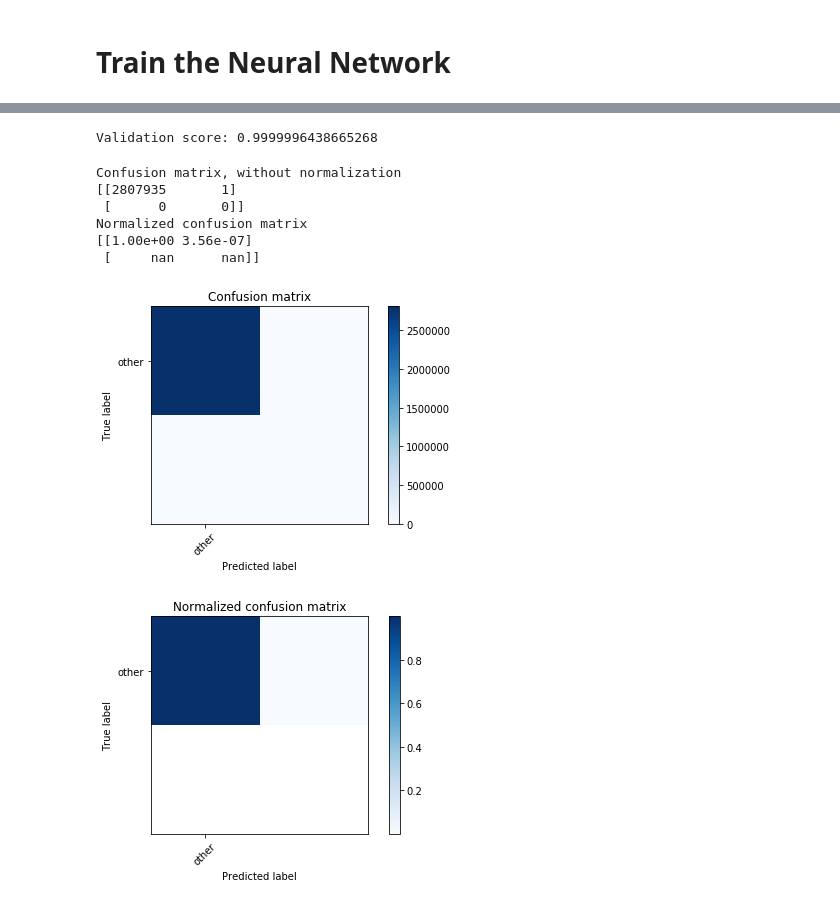
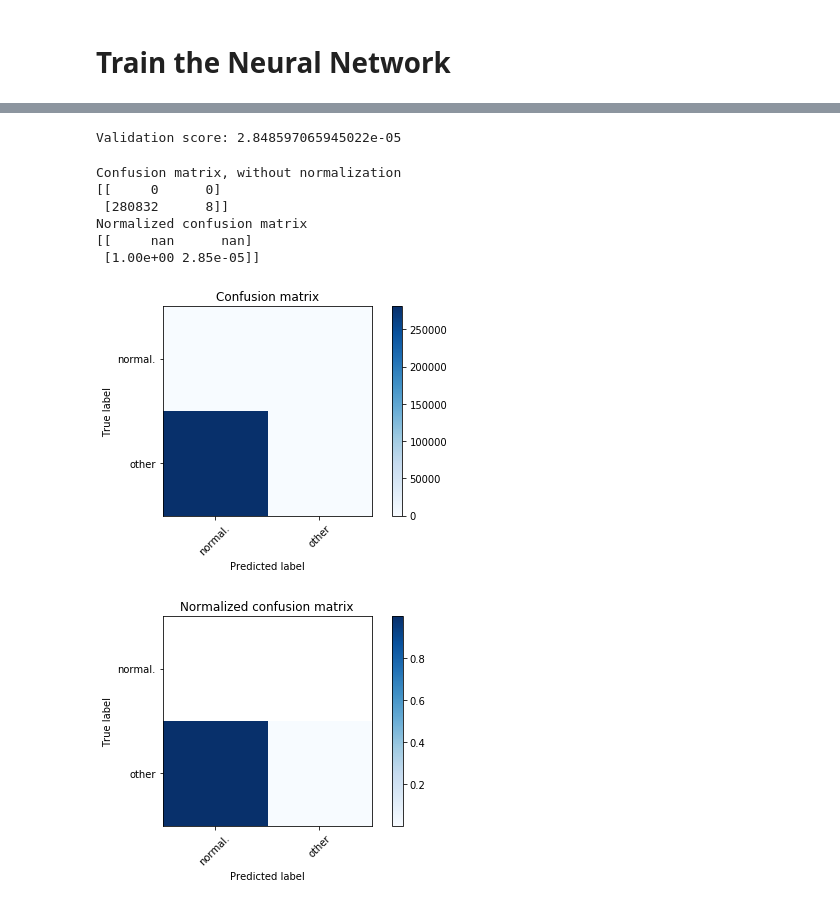
Before and after one commit to yakir2a/FITS, a Jupyter notebook: jupyter notes/normalization + training with unseen attack classification .ipynb, the cells around one changed output, grey strips where cells are left out. Saved outputs shown, nothing was run; the diff lists cells and outputs as text; code cells hidden in the pictures.

Commit message:
fixed code logic mistake
found out we got worng Validation score, as a result of the "prediction" array was in the worng shape(dimension)

as a resule the current module does not work as expected.

```diff
--- a/jupyter notes/normalization + training with unseen attack classification .ipynb
+++ b/jupyter notes/normalization + training with unseen attack classification .ipynb
@@ -146,7 +147,7 @@ import pandas as pd
 
 # This file is a CSV, just no CSV extension or headers
 # Download from: http://kdd.ics.uci.edu/databases/kddcup99/kddcup99.html
-df = pd.read_csv("D:/training set/kdd data set/kddcup.data.corrected", header=None)
+df = pd.read_csv("C:/Users/user/Documents/GitHub/N.T.T.D-with-M.L/Traning set/KDD-99/kddcup.data_10_percent_corrected", header=None)
 
 print("Read {} rows.".format(len(df)))
 # df = df.sample(frac=0.1, replace=False) # Uncomment this line to sample only 10% of the dataset
@@ -197,7 +198,7 @@ df.columns = [
     'dst_host_srv_rerror_rate',
     'outcome'
 ]
-
+df = df.drop(columns=['is_host_login' , 'is_guest_login' , 'logged_in'])
 # display 5 rows
 df[0:5]
 # %% [output]
@@ -227,7 +229,7 @@ encode_numeric_zscore(df, 'wrong_fragment')
 encode_numeric_zscore(df, 'urgent')
 encode_numeric_zscore(df, 'hot')
 encode_numeric_zscore(df, 'num_failed_logins')
-encode_text_dummy(df, 'logged_in')
+#encode_text_dummy(df, 'logged_in')
 encode_numeric_zscore(df, 'num_compromised')
 encode_numeric_zscore(df, 'root_shell')
 encode_numeric_zscore(df, 'su_attempted')
@@ -236,8 +238,8 @@ encode_numeric_zscore(df, 'num_file_creations')
 encode_numeric_zscore(df, 'num_shells')
 encode_numeric_zscore(df, 'num_access_files')
 encode_numeric_zscore(df, 'num_outbound_cmds')
-encode_text_dummy(df, 'is_host_login')
-encode_text_dummy(df, 'is_guest_login')
+#encode_text_dummy(df, 'is_host_login')
+#encode_text_dummy(df, 'is_guest_login')
 encode_numeric_zscore(df, 'count')
 encode_numeric_zscore(df, 'srv_count')
 encode_numeric_zscore(df, 'serror_rate')
@@ -257,19 +259,25 @@ encode_numeric_zscore(df, 'dst_host_serror_rate')
 encode_numeric_zscore(df, 'dst_host_srv_serror_rate')
 encode_numeric_zscore(df, 'dst_host_rerror_rate')
 encode_numeric_zscore(df, 'dst_host_srv_rerror_rate')
-
+#(df['outcome'] == 'smurf.') | (df['outcome'] == 'buffer_overflow.') | (df['outcome'] == 'warezmaster.')
 drop = df.drop(df[(df['outcome'] == 'smurf.') | (df['outcome'] == 'buffer_overflow.') | (df['outcome'] == 'warezmaster.')].index).copy()
 complete = df[(df['outcome'] == 'smurf.') | (df['outcome'] == 'buffer_overflow.') | (df['outcome'] == 'warezmaster.')].copy()
-
-outcomes = encode_text_index(drop, 'outcome',"normal.")
-print("---------------")
-print(outcomes)
-# display 5 rows
-drop.dropna(inplace=True,axis=1)
+print(len(drop),len(complete),len(df))
 outcomes = encode_text_index(complete, 'outcome',"normal.")
 print("---------------")
 print(outcomes)
 # display 5 rows
 complete.dropna(inplace=True,axis=1)
+outcomes2 = encode_text_index(drop, 'outcome',"normal.")
+print("---------------")
+print(outcomes2)
+# display 5 rows
+drop.dropna(inplace=True,axis=1)
+
+outcomes3 = encode_text_index(df, 'outcome',"normal.")
+print("---------------")
+print(outcomes3)
+# display 5 rows
+df.dropna(inplace=True,axis=1)
 # This is the numeric feature vector, as it goes to the neural net
 # %% [output]
@@ -294,14 +305,17 @@ from keras.callbacks import ModelCheckpoint
 # Break into X (predictors) & y (prediction)
 x, y = to_xy(drop,'outcome')
 x2, y2 = to_xy(complete,'outcome')
+x3, y3 = to_xy(df,'outcome')
+
+y2 = np.c_[np.zeros((len(y2),1)),y2]
 
 # Create a test/train split.  25% test
 # Split into train/test
 x_train, x_test, y_train, y_test = train_test_split(
     x, y, test_size=0.25, random_state=42)
 
-print(x.shape[1])
+print(x_train.shape)
 print(x2.shape)
-print(y.shape[1])
 print(y2.shape)
+print(y_train.shape)
 # %% [output]
@@ -341,44 +358,40 @@ Epoch 00006: early stopping
 # Measure accuracy
 pred = model.predict(x2)
 pred = np.argmax(pred,axis=1)
-y_eval = np.argmax(y2,axis=1)
-score = metrics.accuracy_score(y_eval, pred)
+y_test2 = np.argmax(y2,axis=1)
+score = metrics.accuracy_score(y_test2, pred2)
 print("Validation score: {}".format(score))
 # %% [output]
-Validation score: 0.9999996438665268
+Validation score: 2.848597065945022e-05
 # %%
 import numpy as np
 
 from sklearn import svm, datasets
 from sklearn.metrics import confusion_matrix
-
-pred = model.predict(x2)
-pred = np.argmax(pred,axis=1)
-y_test2 = np.argmax(y2,axis=1)
 
 # Compute confusion matrix
 cm = confusion_matrix(y_test2, pred)
 np.set_printoptions(precision=2)
 print('Confusion matrix, without normalization')
 print(cm)
 plt.figure()
-plot_confusion_matrix(cm, outcomes)
+plot_confusion_matrix(cm, outcomes2)
 
 # Normalize the confusion matrix by row (i.e by the number of samples
 # in each class)
 cm_normalized = cm.astype('float') / cm.sum(axis=1)[:, np.newaxis]
 print('Normalized confusion matrix')
 print(cm_normalized)
 plt.figure()
-plot_confusion_matrix(cm_normalized, outcomes, title='Normalized confusion matrix')
+plot_confusion_matrix(cm_normalized, outcomes2, title='Normalized confusion matrix')
 
 plt.show()
 # %% [output]
 Confusion matrix, without normalization
-[[2807935       1]
- [      0       0]]
+[[     0      0]
+ [280832      8]]
 Normalized confusion matrix
-[[1.00e+00 3.56e-07]
- [     nan      nan]]
+[[     nan      nan]
+ [1.00e+00 2.85e-05]]
-[figure, old version]
+[figure, new version]
-[figure, old version]
+[figure, new version]
```
Also changed, not shown: parts of 5 cells of this notebook, 1 other file.
